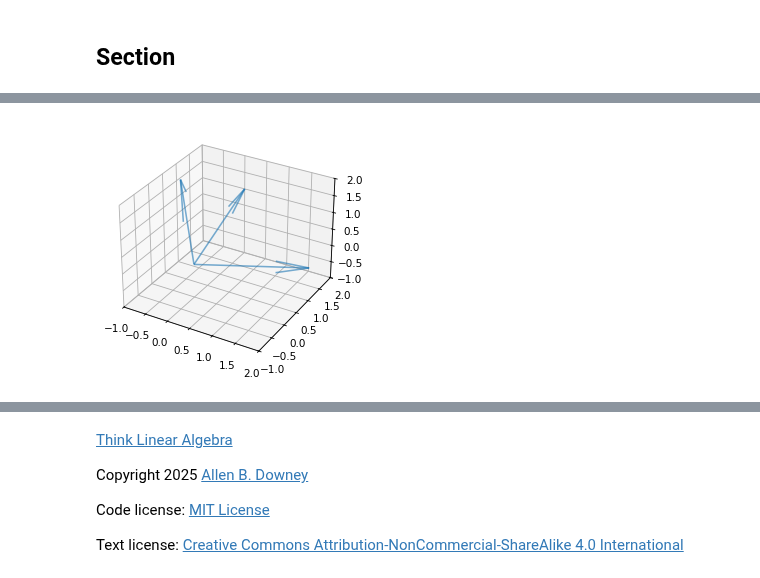
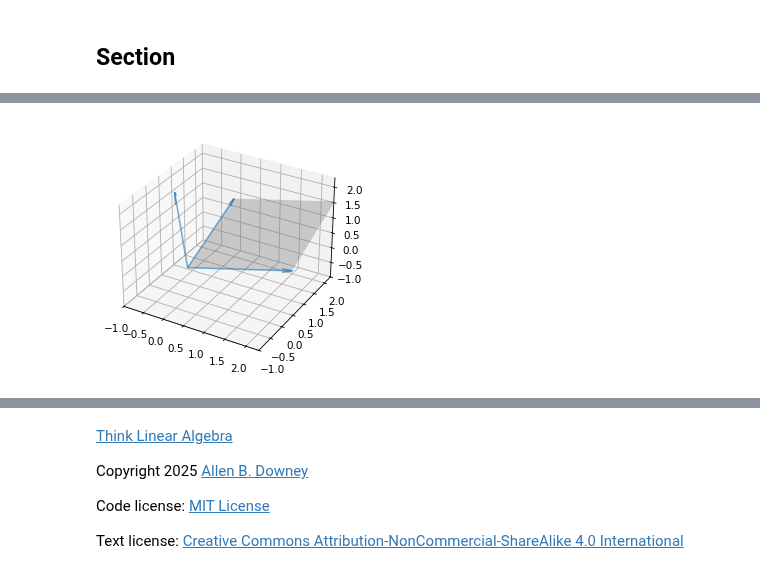
Before and after one commit to AllenDowney/ThinkLinearAlgebra, a Jupyter notebook: soln/cross.ipynb, the cells around one changed output, grey strips where cells are left out. Cells and saved outputs as stored; diff of their text form; code cells hidden in the pictures.

```diff
--- a/soln/cross.ipynb
+++ b/soln/cross.ipynb
@@ -99,0 +125,35 @@ plot_vectors([v1, v2])
+# %%
+def plot_plane(v1, v2, origin=None, **options):
+    """Plot a shaded plane spanned by two vectors in 3D.
+
+    Args:
+        v1: First vector defining the plane (array-like, shape (3,))
+        v2: Second vector defining the plane (array-like, shape (3,))
+        origin: Origin point of the plane (default: [0, 0, 0])
+        options: Passed to plot_surface (e.g., color, alpha)
+    """
+    v1, v2 = np.asarray(v1), np.asarray(v2)
+
+    if len(v1) != 3 or len(v2) != 3:
+        raise ValueError("plot_plane requires 3D vectors.")
+
+    if origin is None:
+        origin = np.zeros(3)
+    else:
+        origin = np.asarray(origin)
+
+    # Generate a mesh grid for the plane
+    u = [0, 1]
+    v = [0, 1]
+    U, V = np.meshgrid(u, v)
+
+    # Plane equation: P = origin + U * v1 + V * v2
+    X = origin[0] + U * v1[0] + V * v2[0]
+    Y = origin[1] + U * v1[1] + V * v2[1]
+    Z = origin[2] + U * v1[2] + V * v2[2]
+
+    underride(options, color="gray", alpha=0.3)
+
+    # Plot the plane
+    ax = plt.gca()
+    ax.plot_surface(X, Y, Z, **options)
@@ -100,13 +162,15 @@ plot_vectors([v1, v2])
 # %%
 fig = plt.figure()
-ax = fig.add_subplot(111, projection='3d')
+ax = fig.add_subplot(111, projection="3d")
 
 # Example usage to visualize the cross product
 v1 = np.array([2, 1, 0])
 v2 = np.array([0, 2, 1])
 v3 = np.cross(v1, v2)
 
+plot_plane(v1, v2)
 plot_vectors([v1, v2, v3])
-decorate(xlim=[-1, 2], ylim=[-1, 2], zlim=[-1, 2])
+lim = [-1, 2.3]
+decorate(xlim=lim, ylim=lim, zlim=lim)
 # %% [output]
-[figure, old version]
+[figure, new version]
```
Also changed, not shown: parts of 8 cells of this notebook, 5 other files.
